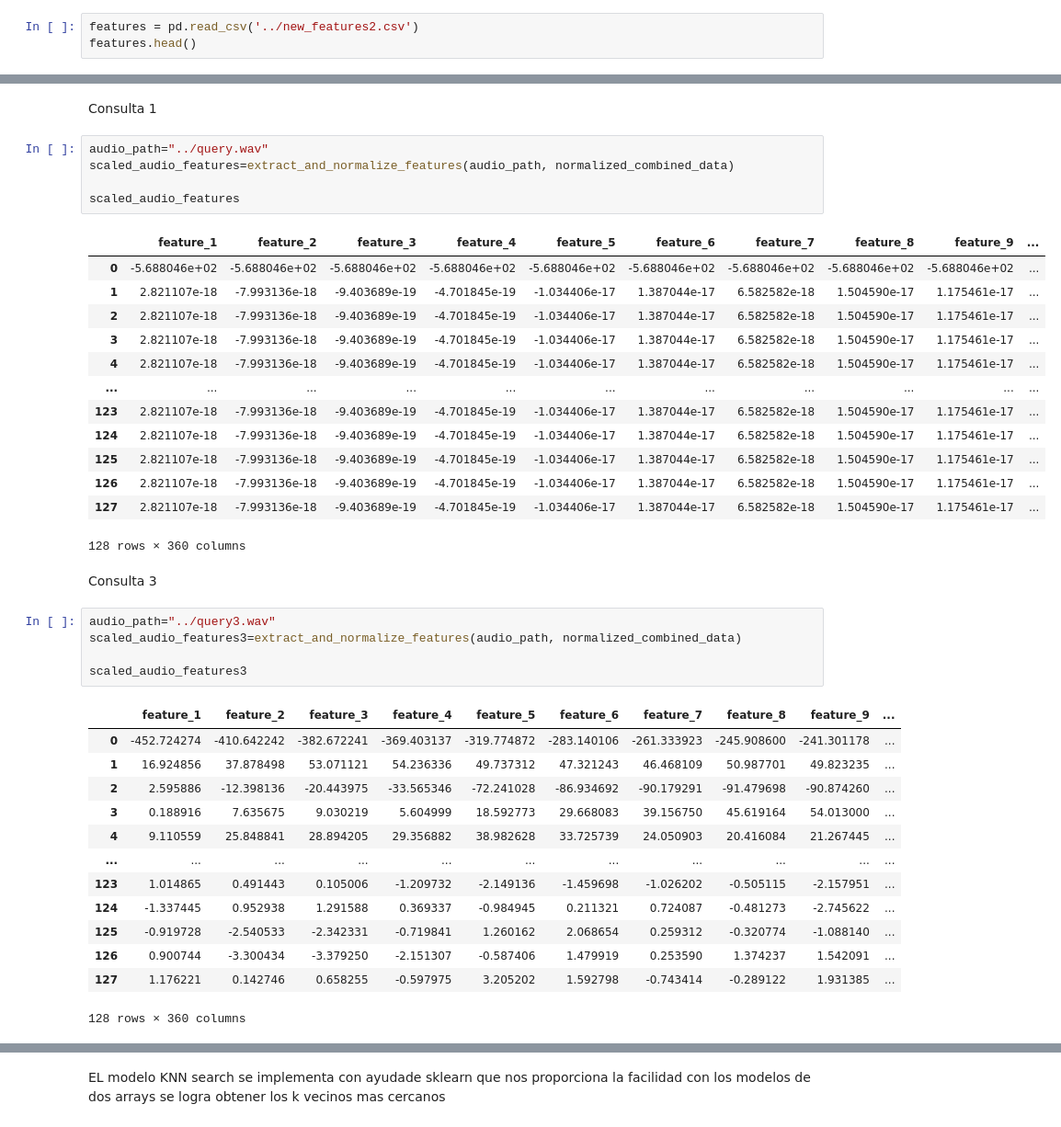
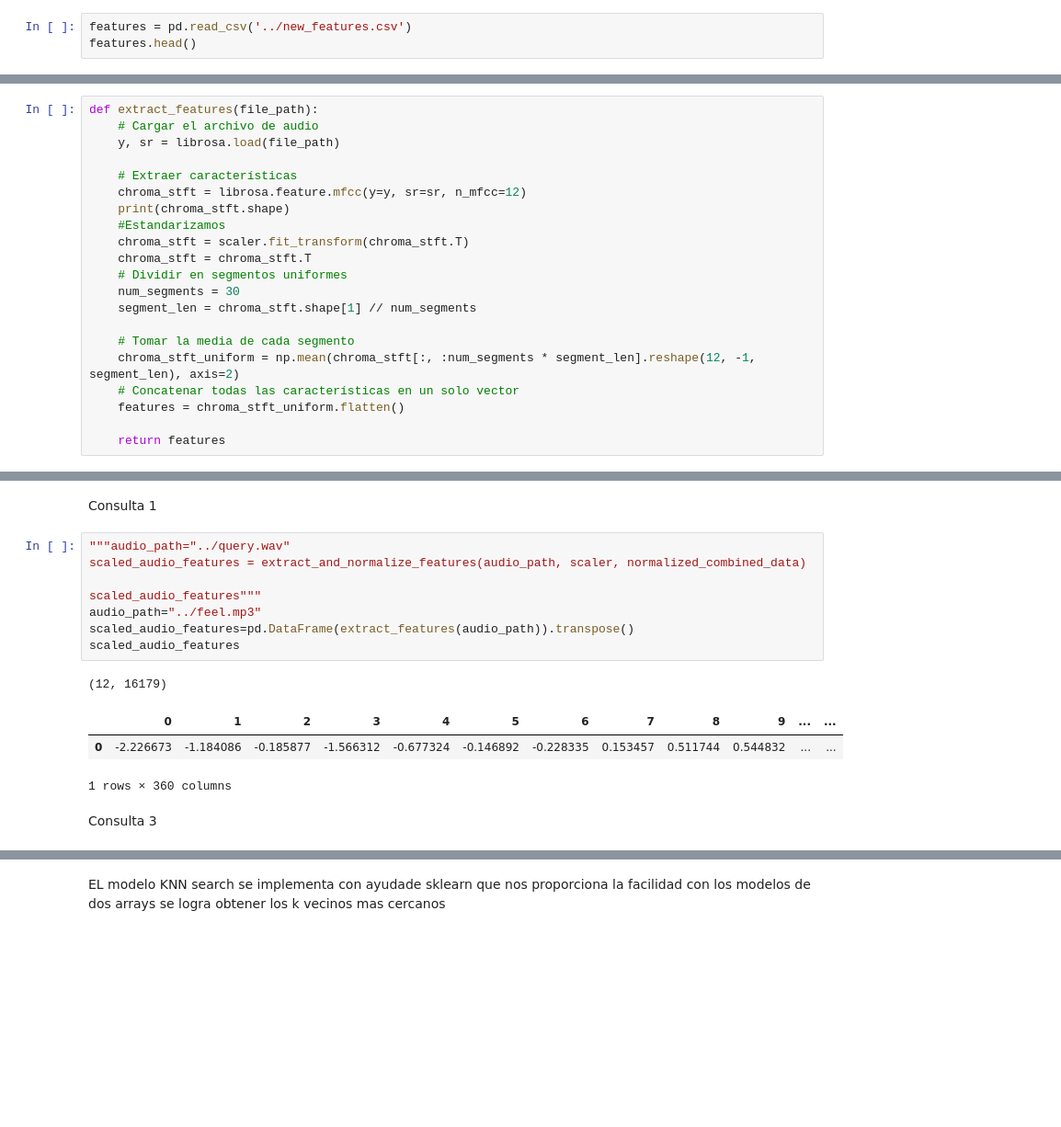
Before and after one commit to MatiasMaravi/BD2-Project2, a Jupyter notebook: knn/knn.ipynb, the cells around one changed output, grey strips where cells are left out. Shown: that part at 92% size. Drawn from its saved outputs; the diff is of its cells as text; blank space fills up the shorter version.

```diff
--- a/knn/knn.ipynb
+++ b/knn/knn.ipynb
@@ -25,7 +25,7 @@ songs.head()
 # %% [markdown]
 Cargamos el csv de vector caracteristico de las canciones
 # %%
-features = pd.read_csv('../new_features2.csv')
+features = pd.read_csv('../new_features.csv')
 features.head()
 # %% [output]
 |  | track_id | f1 | f2 | f3 | f4 | f5 | f6 | f7 | f8 | f9 | ... | ... |
@@ -441,3 +413,24 @@ def extract_and_normalize_features(audio_path, normalized_combined_data):
+# %%
+def extract_features(file_path):
+    # Cargar el archivo de audio
+    y, sr = librosa.load(file_path)
+
+    # Extraer características
+    chroma_stft = librosa.feature.mfcc(y=y, sr=sr, n_mfcc=12)
+    print(chroma_stft.shape)
+    #Estandarizamos
+    chroma_stft = scaler.fit_transform(chroma_stft.T)
+    chroma_stft = chroma_stft.T
+    # Dividir en segmentos uniformes
+    num_segments = 30
+    segment_len = chroma_stft.shape[1] // num_segments
+
+    # Tomar la media de cada segmento
+    chroma_stft_uniform = np.mean(chroma_stft[:, :num_segments * segment_len].reshape(12, -1, segment_len), axis=2)
+    # Concatenar todas las características en un solo vector
+    features = chroma_stft_uniform.flatten()
+
+    return features
 # %% [markdown]
 Consulta 2
 # %%
@@ -461,42 +464,17 @@ scaled_audio_features2
 # %% [markdown]
 Consulta 1
 # %%
-audio_path="../query.wav"
-scaled_audio_features=extract_and_normalize_features(audio_path, normalized_combined_data)
+"""audio_path="../query.wav"
+scaled_audio_features = extract_and_normalize_features(audio_path, scaler, normalized_combined_data)
 
+scaled_audio_features"""
+audio_path="../feel.mp3"
+scaled_audio_features=pd.DataFrame(extract_features(audio_path)).transpose()
 scaled_audio_features
 # %% [output]
+(12, 16179)
-|  | feature_1 | feature_2 | feature_3 | feature_4 | feature_5 | feature_6 | feature_7 | feature_8 | feature_9 | ... |
-| 0 | -5.688046e+02 | -5.688046e+02 | -5.688046e+02 | -5.688046e+02 | -5.688046e+02 | -5.688046e+02 | -5.688046e+02 | -5.688046e+02 | -5.688046e+02 | ... |
-| 1 | 2.821107e-18 | -7.993136e-18 | -9.403689e-19 | -4.701845e-19 | -1.034406e-17 | 1.387044e-17 | 6.582582e-18 | 1.504590e-17 | 1.175461e-17 | ... |
-| 2 | 2.821107e-18 | -7.993136e-18 | -9.403689e-19 | -4.701845e-19 | -1.034406e-17 | 1.387044e-17 | 6.582582e-18 | 1.504590e-17 | 1.175461e-17 | ... |
-| 3 | 2.821107e-18 | -7.993136e-18 | -9.403689e-19 | -4.701845e-19 | -1.034406e-17 | 1.387044e-17 | 6.582582e-18 | 1.504590e-17 | 1.175461e-17 | ... |
-| 4 | 2.821107e-18 | -7.993136e-18 | -9.403689e-19 | -4.701845e-19 | -1.034406e-17 | 1.387044e-17 | 6.582582e-18 | 1.504590e-17 | 1.175461e-17 | ... |
-| ... | ... | ... | ... | ... | ... | ... | ... | ... | ... | ... |
-| 123 | 2.821107e-18 | -7.993136e-18 | -9.403689e-19 | -4.701845e-19 | -1.034406e-17 | 1.387044e-17 | 6.582582e-18 | 1.504590e-17 | 1.175461e-17 | ... |
-| 124 | 2.821107e-18 | -7.993136e-18 | -9.403689e-19 | -4.701845e-19 | -1.034406e-17 | 1.387044e-17 | 6.582582e-18 | 1.504590e-17 | 1.175461e-17 | ... |
-| 125 | 2.821107e-18 | -7.993136e-18 | -9.403689e-19 | -4.701845e-19 | -1.034406e-17 | 1.387044e-17 | 6.582582e-18 | 1.504590e-17 | 1.175461e-17 | ... |
-| 126 | 2.821107e-18 | -7.993136e-18 | -9.403689e-19 | -4.701845e-19 | -1.034406e-17 | 1.387044e-17 | 6.582582e-18 | 1.504590e-17 | 1.175461e-17 | ... |
-| 127 | 2.821107e-18 | -7.993136e-18 | -9.403689e-19 | -4.701845e-19 | -1.034406e-17 | 1.387044e-17 | 6.582582e-18 | 1.504590e-17 | 1.175461e-17 | ... |
+|  | 0 | 1 | 2 | 3 | 4 | 5 | 6 | 7 | 8 | 9 | ... | ... |
+| 0 | -2.226673 | -1.184086 | -0.185877 | -1.566312 | -0.677324 | -0.146892 | -0.228335 | 0.153457 | 0.511744 | 0.544832 | ... | ... |
-128 rows × 360 columns
+1 rows × 360 columns
 # %% [markdown]
 Consulta 3
-# %%
-audio_path="../query3.wav"
-scaled_audio_features3=extract_and_normalize_features(audio_path, normalized_combined_data)
-
-scaled_audio_features3
-# %% [output]
-|  | feature_1 | feature_2 | feature_3 | feature_4 | feature_5 | feature_6 | feature_7 | feature_8 | feature_9 | ... |
-| 0 | -452.724274 | -410.642242 | -382.672241 | -369.403137 | -319.774872 | -283.140106 | -261.333923 | -245.908600 | -241.301178 | ... |
-| 1 | 16.924856 | 37.878498 | 53.071121 | 54.236336 | 49.737312 | 47.321243 | 46.468109 | 50.987701 | 49.823235 | ... |
-| 2 | 2.595886 | -12.398136 | -20.443975 | -33.565346 | -72.241028 | -86.934692 | -90.179291 | -91.479698 | -90.874260 | ... |
-| 3 | 0.188916 | 7.635675 | 9.030219 | 5.604999 | 18.592773 | 29.668083 | 39.156750 | 45.619164 | 54.013000 | ... |
-| 4 | 9.110559 | 25.848841 | 28.894205 | 29.356882 | 38.982628 | 33.725739 | 24.050903 | 20.416084 | 21.267445 | ... |
-| ... | ... | ... | ... | ... | ... | ... | ... | ... | ... | ... |
-| 123 | 1.014865 | 0.491443 | 0.105006 | -1.209732 | -2.149136 | -1.459698 | -1.026202 | -0.505115 | -2.157951 | ... |
-| 124 | -1.337445 | 0.952938 | 1.291588 | 0.369337 | -0.984945 | 0.211321 | 0.724087 | -0.481273 | -2.745622 | ... |
-| 125 | -0.919728 | -2.540533 | -2.342331 | -0.719841 | 1.260162 | 2.068654 | 0.259312 | -0.320774 | -1.088140 | ... |
-| 126 | 0.900744 | -3.300434 | -3.379250 | -2.151307 | -0.587406 | 1.479919 | 0.253590 | 1.374237 | 1.542091 | ... |
-| 127 | 1.176221 | 0.142746 | 0.658255 | -0.597975 | 3.205202 | 1.592798 | -0.743414 | -0.289122 | 1.931385 | ... |
-128 rows × 360 columns
```
Also changed, not shown: parts of 38 cells of this notebook, 8 other files.
